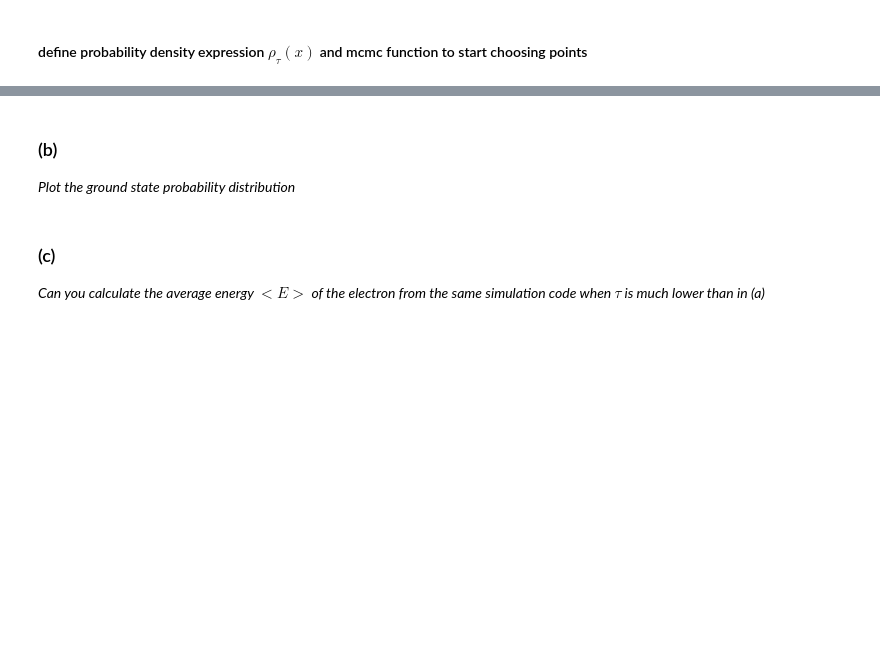
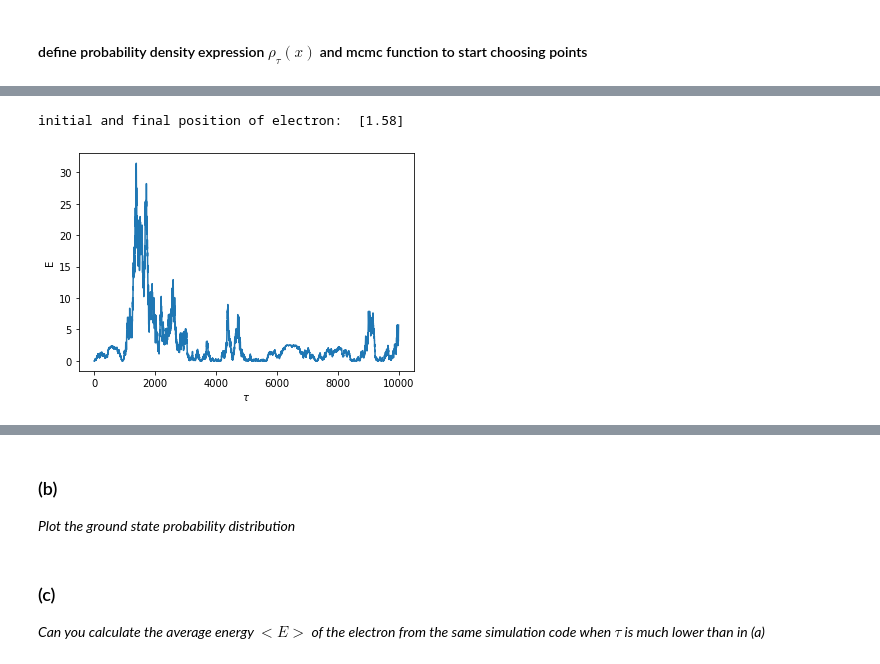
Before and after one commit to chrisamz/142-Final-Project, a Jupyter notebook: PHYS142_project.ipynb, the cells around one changed output, grey strips where cells are left out. Cells and saved outputs as stored; diff of their text form; code cells hidden in the pictures; blank space fills up the shorter version.

Commit message:
trying smaller delta

```diff
--- a/PHYS142_project.ipynb
+++ b/PHYS142_project.ipynb
@@ -118,10 +195,9 @@ def rho(coord, epsilon=delta_t):
     #potential energy
     v = epsilon / hbar * double_well_potential(coord)
 
-  #total E = K + V
-  etotal = ke + v
-  #tau = n*epsilon
-  #rho = np.exp(-etotal*tau) #probability density = exp(-E*tau)
-  rho = np.exp(-etotal) #probability density = exp(-E*tau)
+  #total E *tau = (K + V )*tau
+  etotaltau = ke + v
+  tau = n*epsilon
+  rho = np.exp(-etotaltau) #probability density = exp(-E*tau)
 
-  return rho, etotal
+  return rho, etotaltau / tau
@@ -127,0 +271,11 @@ def rho(coord, epsilon=delta_t):
+# %%
+num_configs = 10000
+[path2,E2,r2] = mcmc(rho2,num_configs,n,delta = 0.1, x_init = 1.58)
+plt.plot([i for i in range(num_configs)],E2)
+plt.xlabel(r"$\tau$")
+plt.ylabel("E")
+#plt.legend()
+plt.show()
+# %% [output]
+initial and final position of electron:  [1.58]
+[figure, added]
```
Also changed, not shown: parts of 14 cells of this notebook.
